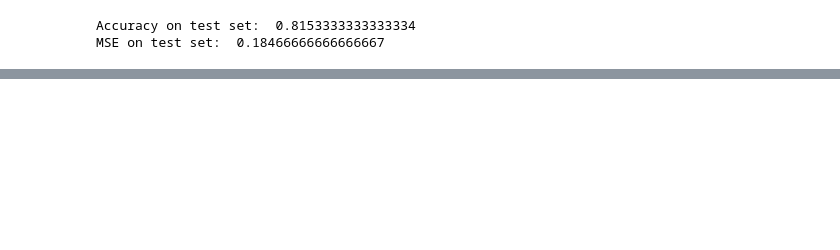
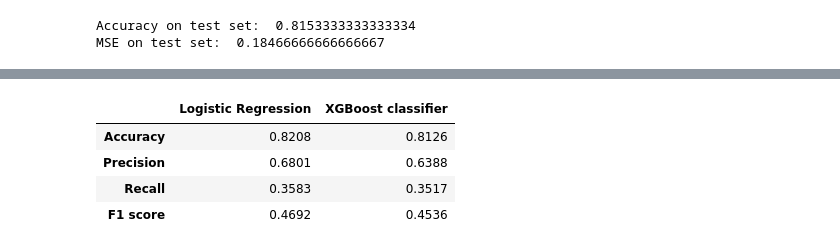
Before and after one commit to jacasta2/cc_default, a Jupyter notebook: ml/ml.ipynb, the cells around one changed output, grey strips where cells are left out. Saved outputs shown, nothing was run; the diff lists cells and outputs as text; code cells hidden in the pictures; blank space fills up the shorter version.

```diff
--- a/ml/ml.ipynb
+++ b/ml/ml.ipynb
@@ -538,0 +545,7 @@ Note we only did some basic work to address overfitting. A more rigorous approac
+# %%
+### We create both models. For illustrative purposes, we'll work with their default implementation
+logisticRegr = LogisticRegression(verbose = 1, random_state = 1)
+xgbClass = XGBClassifier(verbosity = 1, random_state = 1)
+
+### We define the folding method, using 5 folds for illustrative purposes
+kfold = StratifiedKFold(n_splits = 5)
@@ -538,0 +613,20 @@ Note we only did some basic work to address overfitting. A more rigorous approac
+# %%
+### We repeat the process for the XGBoost classifier
+
+accs = []
+precs = []
+recalls = []
+f1s = []
+
+accuracy = np.round(cross_val_score(xgbClass, x_trainf, y_trainf, scoring = "accuracy", cv = kfold), 4)
+accs.append(accuracy)
+accuracy_avg = round(accuracy.mean(), 4)
+precision = np.round(cross_val_score(xgbClass, x_trainf, y_trainf, scoring = "precision", cv = kfold), 4)
+precs.append(precision)
+precision_avg = round(precision.mean(), 4)
+recall = np.round(cross_val_score(xgbClass, x_trainf, y_trainf, scoring = "recall", cv = kfold), 4)
+recalls.append(recall)
+recall_avg = round(recall.mean(), 4)
+f1 = np.round(cross_val_score(xgbClass, x_trainf, y_trainf, scoring = "f1", cv = kfold), 4)
+f1s.append(f1)
+f1_avg = round(f1.mean(), 4)
@@ -538,0 +731,10 @@ Note we only did some basic work to address overfitting. A more rigorous approac
+# %%
+### Let's check the results
+
+scores
+# %% [output]
+|  | Logistic Regression | XGBoost classifier |
+| Accuracy | 0.8208 | 0.8126 |
+| Precision | 0.6801 | 0.6388 |
+| Recall | 0.3583 | 0.3517 |
+| F1 score | 0.4692 | 0.4536 |
```
Also changed, not shown: parts of 27 cells of this notebook.
